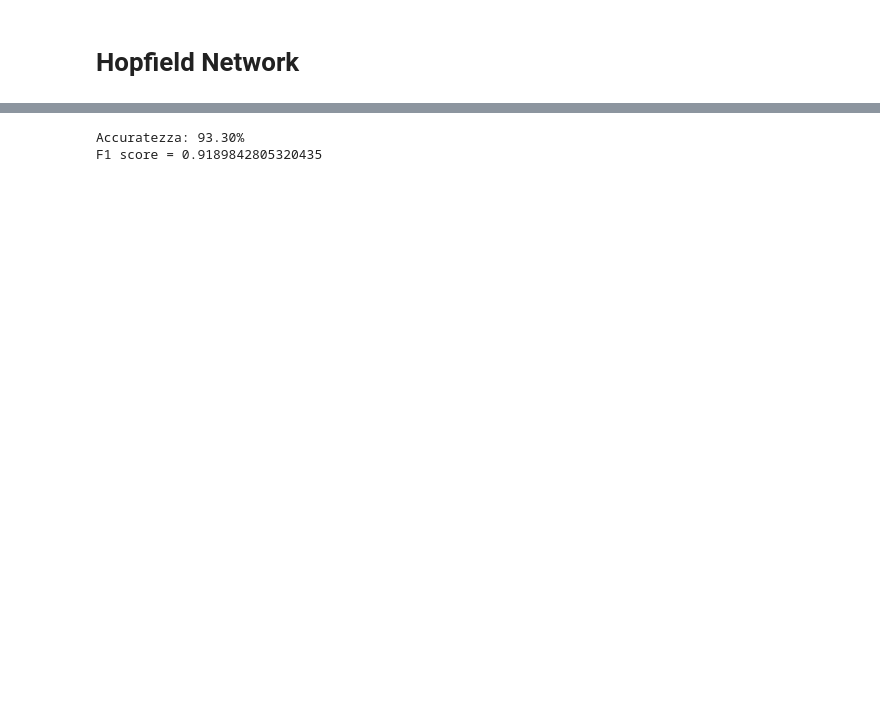
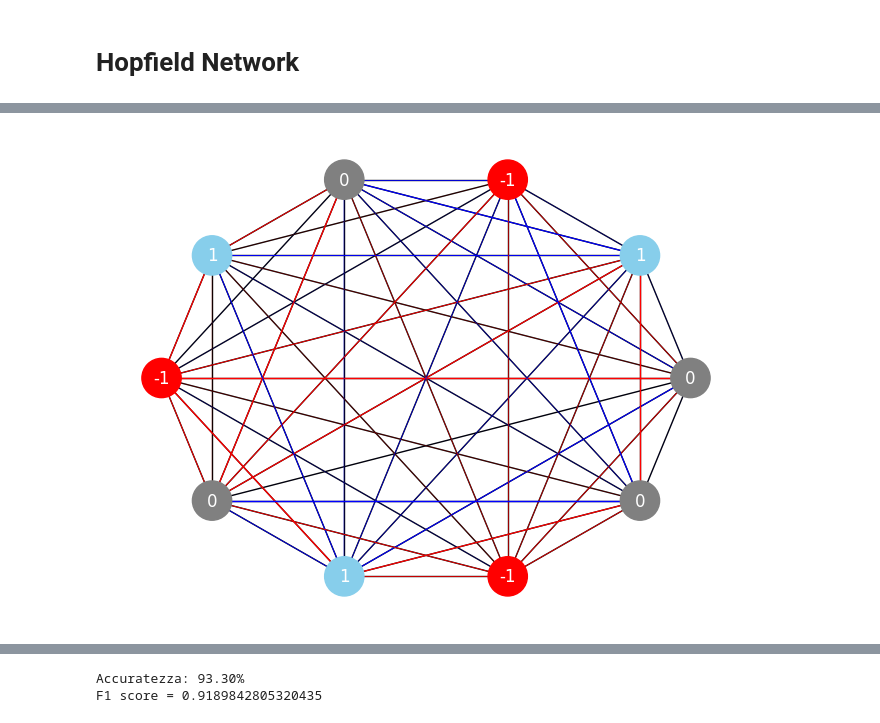
Before and after one commit to SickParents/DL_exam, a Jupyter notebook: main.ipynb, the cells around one changed output, grey strips where cells are left out. Saved outputs shown, nothing was run; the diff lists cells and outputs as text; code cells hidden in the pictures; blank space fills up the shorter version.

```diff
--- a/main.ipynb
+++ b/main.ipynb
@@ -87,3 +78,47 @@ class HopfieldNetworkLO:
                 break
 
         return state
+# %%
+import networkx as nx
+import matplotlib.pyplot as plt
+import numpy as np
+
+# Numero nodi
+N = 10
+
+# Etichette dei nodi (esempio con stati Hopfield: -1, 0, 1)
+ex_labels = {i: str(v) for i, v in enumerate([0, 1, -1, 0, 1, -1, 0, 1, -1, 0])}
+ex_colors = ["gray" if v == 0 else "skyblue" if v == 1 else "red" for v in [0, 1, -1, 0, 1, -1, 0, 1, -1, 0]]
+
+# Crea grafo fully connected
+G = nx.complete_graph(N)
+
+# Assegna pesi casuali (o calcolati con Hebbian rule)
+for (i, j) in G.edges():
+    G[i][j]['weight'] = np.random.uniform(-1, 1)  # pesi reali
+
+# Ottieni i pesi
+weights = [G[i][j]['weight'] for i, j in G.edges()]
+
+# Normalizza per colori (rosso = negativo, blu = positivo)
+edge_colors = ['red' if w < 0 else 'blue' for w in weights]
+edge_widths = [abs(w)*1 for w in weights]  # spessore proporzionale al peso
+
+# Layout dei nodi
+pos = nx.circular_layout(G)
+
+# Disegna
+nx.draw(G, pos,
+        with_labels=True,
+        labels=ex_labels,
+        node_color=ex_colors,
+        node_size=800,
+        font_color="white")
+
+nx.draw_networkx_edges(G, pos,
+                       edge_color=edge_colors,
+                       width=edge_widths)
+
+plt.show()
+# %% [output]
+[figure, added]
```
Also changed, not shown: parts of 9 cells of this notebook.
